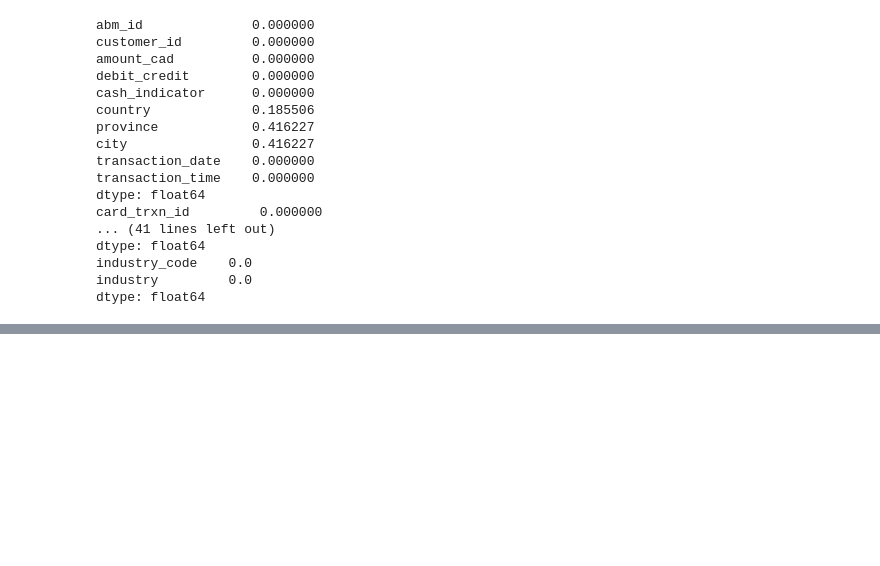
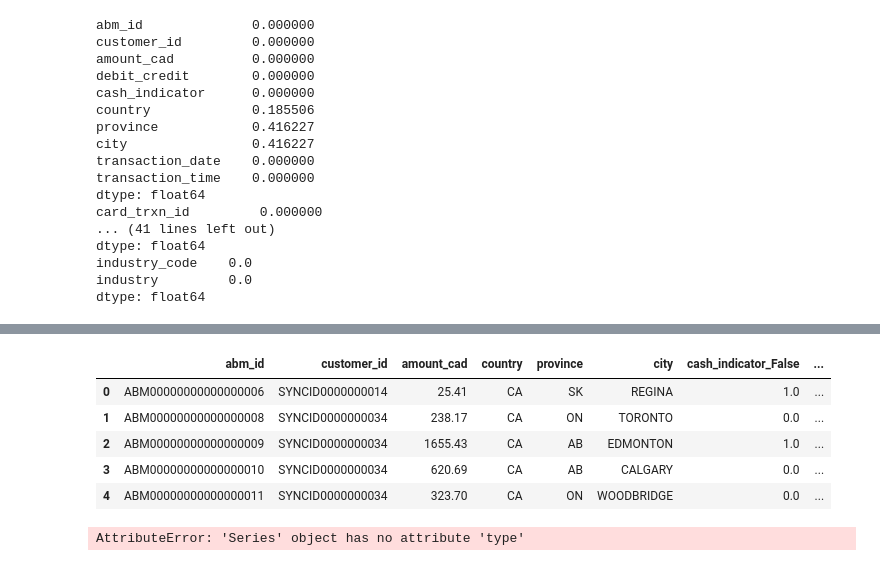
Before and after one commit to QishenChen/IMI_competition, a Jupyter notebook: clean and visualize.ipynb, the cells around one changed output, grey strips where cells are left out. Saved outputs shown, nothing was run; the diff lists cells and outputs as text; code cells hidden in the pictures; blank space fills up the shorter version.

```diff
--- a/clean and visualize.ipynb
+++ b/clean and visualize.ipynb
@@ -127,0 +271,2 @@ print(data_abm.head())
+# %%
+data_abm_imputed = pd.read_csv('data_abm_imputed.csv')
@@ -127,0 +275,10 @@ print(data_abm.head())
+# %%
+# One_hot_dot encoder
+def one_hot_encoder(dataset, column):
+    dataset_copy=dataset.copy()
+    Oh_encoder = OneHotEncoder(sparse=False, drop=None)
+    encoded_data = Oh_encoder.fit_transform(dataset_copy[[column]])
+    encoded_data_frame = pd.DataFrame(encoded_data, columns=Oh_encoder.get_feature_names_out([column]))
+    dataset_copy= dataset_copy.drop(columns=[column])
+    dataset_copy = pd.concat([dataset_copy, encoded_data_frame], axis=1)
+    return dataset_copy
@@ -127,0 +317,13 @@ print(data_abm.head())
+# %%
+
+data_abm_imputed_encoded= one_hot_encoder(data_abm_imputed, 'cash_indicator')
+data_abm_imputed_encoded= one_hot_encoder(data_abm_imputed_encoded, 'debit_credit')
+# %%
+data_abm_imputed_encoded.head()
+# %% [output]
+|  | abm_id | customer_id | amount_cad | country | province | city | cash_indicator_False | ... |
+| 0 | ABM00000000000000006 | SYNCID0000000014 | 25.41 | CA | SK | REGINA | 1.0 | ... |
+| 1 | ABM00000000000000008 | SYNCID0000000034 | 238.17 | CA | ON | TORONTO | 0.0 | ... |
+| 2 | ABM00000000000000009 | SYNCID0000000034 | 1655.43 | CA | AB | EDMONTON | 1.0 | ... |
+| 3 | ABM00000000000000010 | SYNCID0000000034 | 620.69 | CA | AB | CALGARY | 0.0 | ... |
+| 4 | ABM00000000000000011 | SYNCID0000000034 | 323.70 | CA | ON | WOODBRIDGE | 0.0 | ... |
@@ -127,0 +337,4 @@ print(data_abm.head())
+# %%
+data_abm_imputed_encoded = time_encoder(data_abm_imputed_encoded, 'transaction_date', 'transaction_time')
+# %% [output]
+AttributeError: 'Series' object has no attribute 'type'
```
Also changed, not shown: parts of 23 cells of this notebook, 4 other files.
